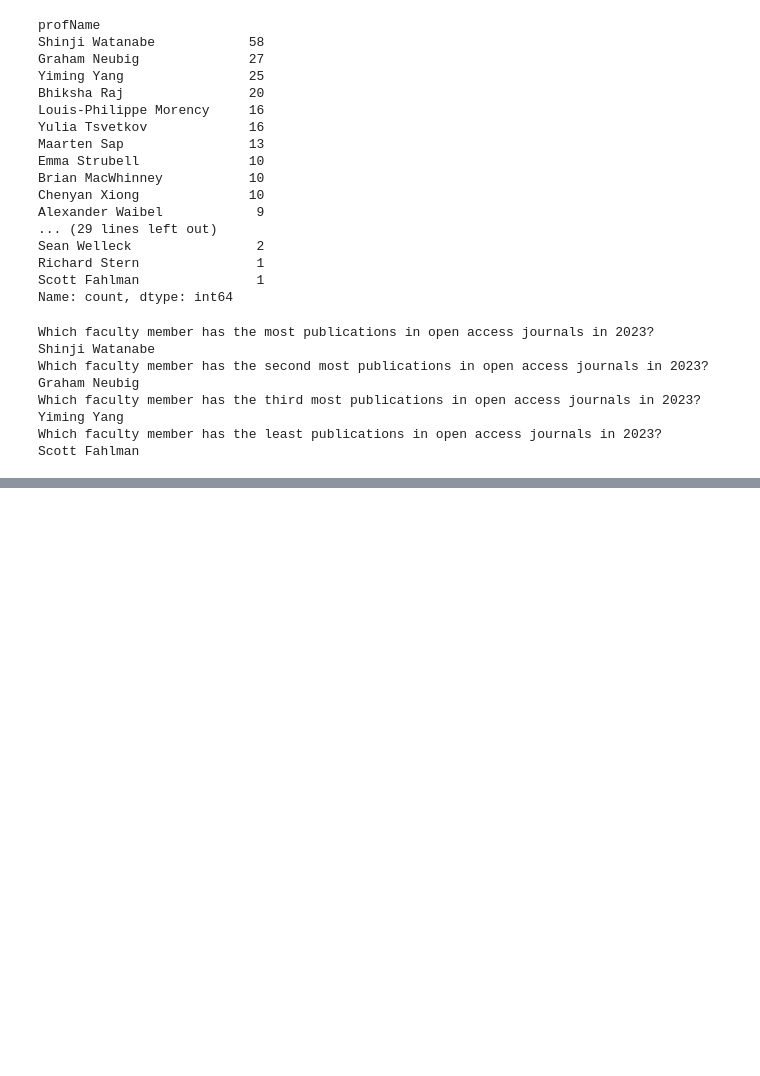
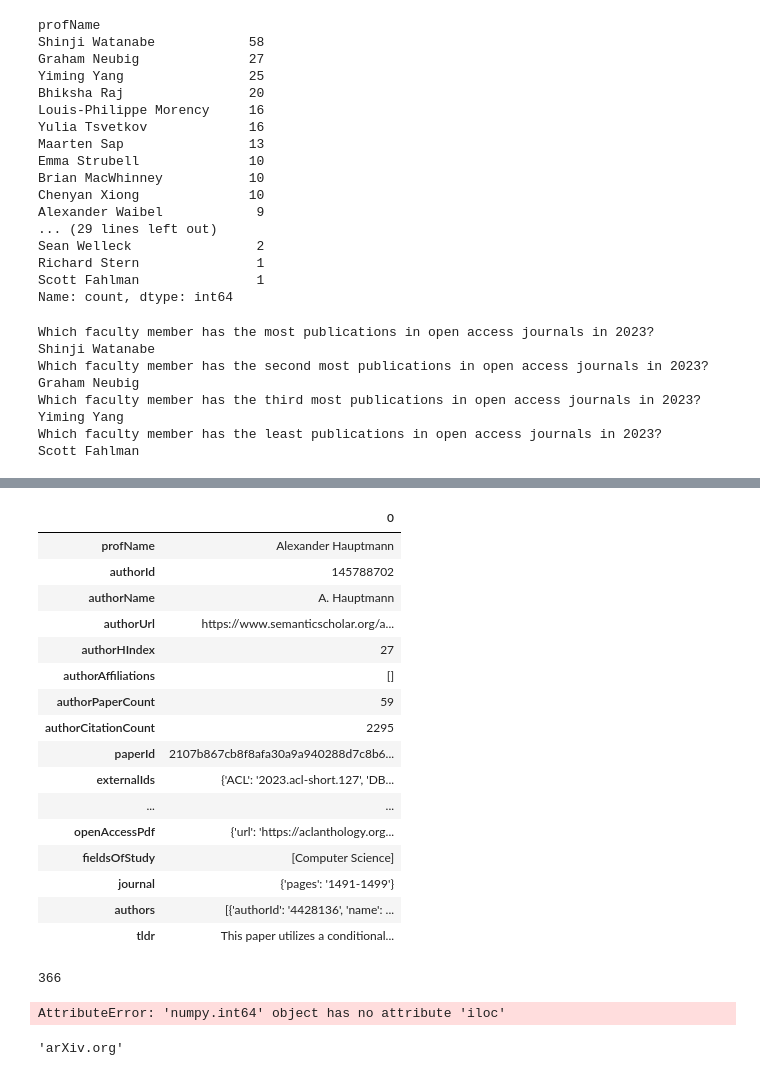
Before and after one commit to amandaLi7/NLP-RAG, a Jupyter notebook: src_collection-preprocessing/semantic_scholar_json_extraction.ipynb, the cells around one changed output, grey strips where cells are left out. Saved outputs shown, nothing was run; the diff lists cells and outputs as text; code cells hidden in the pictures; blank space fills up the shorter version.

Commit message:
getting author level and paper-level-data

```diff
--- a/src_collection-preprocessing/semantic_scholar_json_extraction.ipynb
+++ b/src_collection-preprocessing/semantic_scholar_json_extraction.ipynb
@@ -76,8 +76,11 @@ class FacultyPublicationAnalysis:
 
     def get_authors_papers(self):
         papers = self.df['title'].tolist()
-        self.add_result(f"What are the papers of {self.prof_name}?", ', '.join(papers))
+        self.add_result(f"What are the papers written by {self.prof_name}?", ', '.join(papers))
 
+    def get_author_PaperCount(self):
+        citation_count = self.df['authorPaperCount'].max()
+        self.add_result(f"What is the author paper count of {self.prof_name}?", str(citation_count))
 
     def get_author_CitationCount(self):
         citation_count = self.df['authorCitationCount'].max()
@@ -141,6 +144,9 @@ class FacultyPublicationAnalysis:
 
         journal_edited = None
 
+        if journal is None:
+            journal = self.get_paper_venue(title)
+
         if (volume is not None) and (pages is None):
             journal_edited = f"{journal}, volume: {volume}"
         if (pages is not None) and (volume is None):
@@ -206,6 +212,7 @@ for json_file in json_files:
     analysis.get_authors_papers() # What are the papers of the faculty member?
     analysis.get_hIndex() # What is the H-index of the faculty member?
     analysis.get_author_CitationCount() # What is the author citation count of the faculty member?
+    analysis.get_author_PaperCount() # What is the author paper count of the faculty member?
     analysis.get_journals() # What journals has the faculty member published in?
     analysis.get_journal_count() # What are the journals and how many papers has the faculty member published in each?
     analysis.get_fieldsOfStudy() # What are the fields of study of the faculty member?
@@ -220,6 +227,8 @@ for json_file in json_files:
 
     samples = samples_per_json
     randomly_sampled_papers = analysis_df['title'].sample(min(len(analysis_df), samples), ignore_index=True).values
+
+
     new_questions = []
     for paper in randomly_sampled_papers:
         journal = analysis.get_paper_journal(paper)
@@ -524,0 +390,20 @@ for title in randomly_sampled_papers:
+# %%
+pd.DataFrame(combined_json_df.iloc[0])
+# %% [output]
+|  | 0 |
+| profName | Alexander Hauptmann |
+| authorId | 145788702 |
+| authorName | A. Hauptmann |
+| authorUrl | https://www.semanticscholar.org/a... |
+| authorHIndex | 27 |
+| authorAffiliations | [] |
+| authorPaperCount | 59 |
+| authorCitationCount | 2295 |
+| paperId | 2107b867cb8f8afa30a9a940288d7c8b6... |
+| externalIds | {'ACL': '2023.acl-short.127', 'DB... |
+| ... | ... |
+| openAccessPdf | {'url': 'https://aclanthology.org... |
+| fieldsOfStudy | [Computer Science] |
+| journal | {'pages': '1491-1499'} |
+| authors | [{'authorId': '4428136', 'name': ... |
+| tldr | This paper utilizes a conditional... |
@@ -524,0 +647,13 @@ for title in randomly_sampled_papers:
+# %%
+len(combined_json_df)
+# %% [output]
+366
+# %%
+for i in range(1,2): #len(combined_json_df)
+    row = combined_json_df.iloc[i]
+    paper_analysis = PaperAnalysis(row)
+    # print(paper_analysis.columns)
+    paper_results = paper_analysis.get_all_results()
+    paper_analysis.export_to_csv()
+# %% [output]
+AttributeError: 'numpy.int64' object has no attribute 'iloc'
@@ -524,0 +663,4 @@ for title in randomly_sampled_papers:
+# %%
+test['venue']
+# %% [output]
+'arXiv.org'
```
Also changed, not shown: parts of 35 cells of this notebook, 4 other files.
